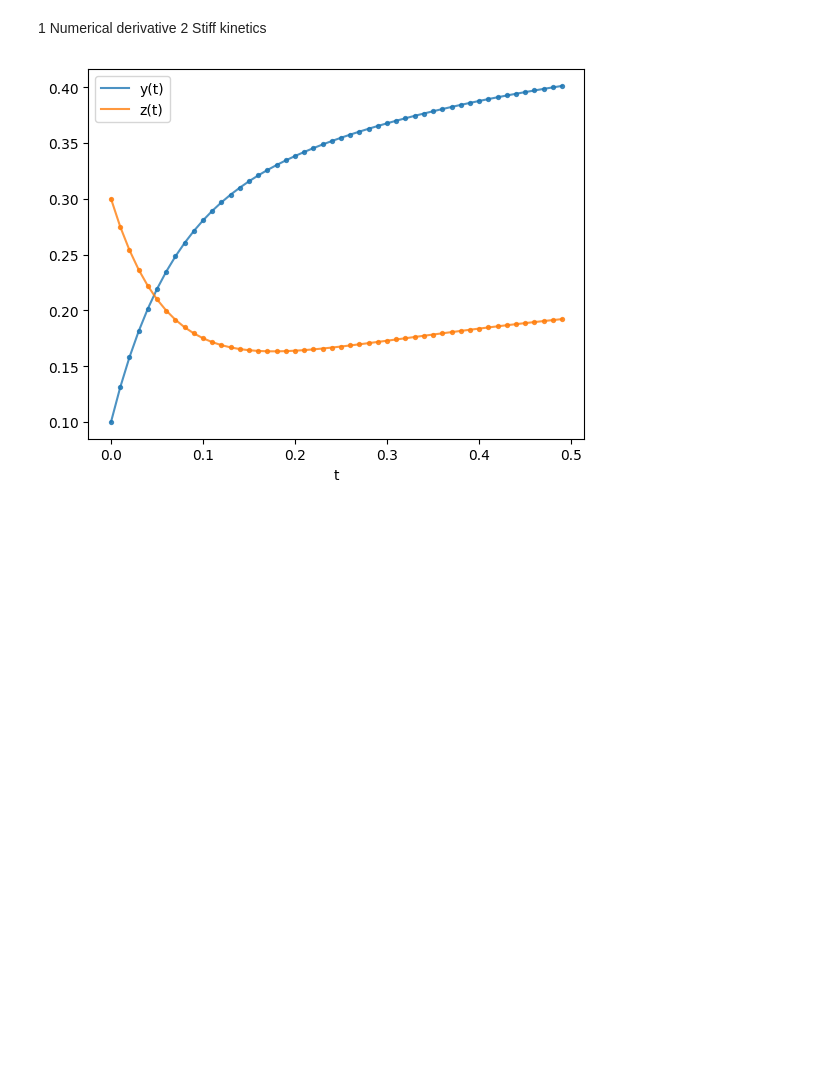
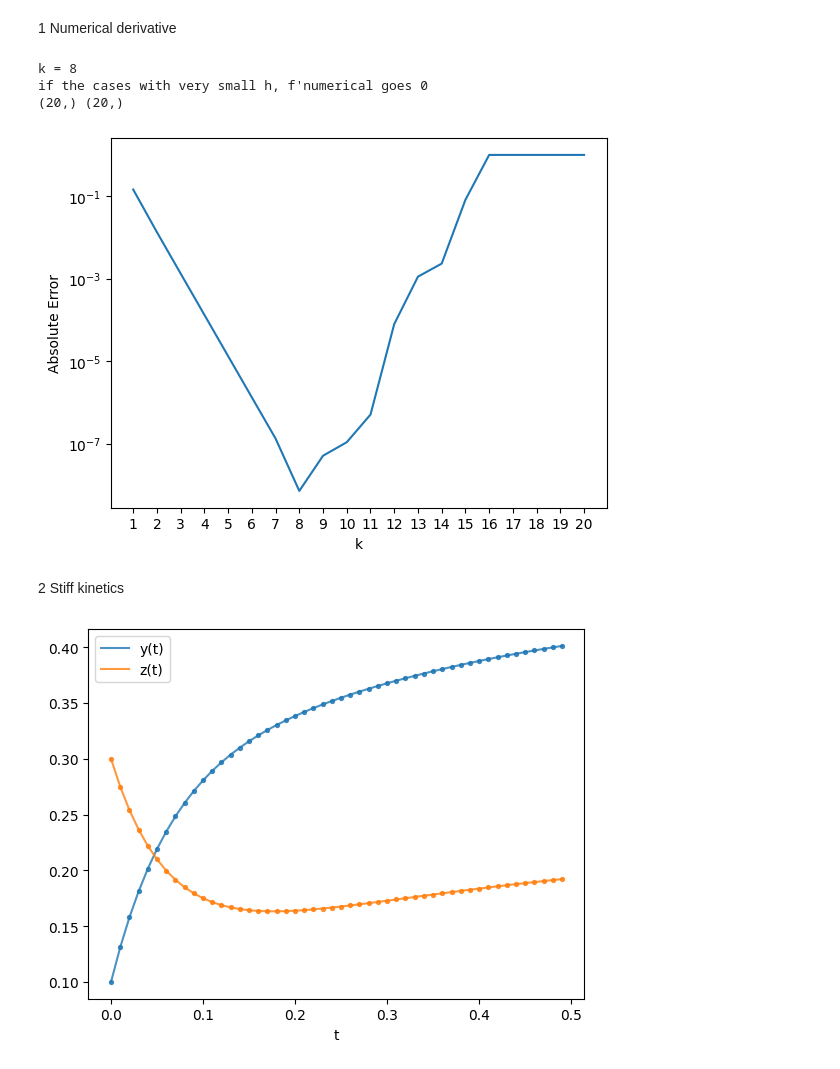
Before and after one commit to Yunseul-PnA/2025-gwnrre-winterschool, a Jupyter notebook: #Pro2.ipynb, the cells around one changed output. Drawn from its saved outputs; the diff is of its cells as text; code cells hidden in the pictures; blank space fills up the shorter version.

```diff
--- a/#Pro2.ipynb
+++ b/#Pro2.ipynb
@@ -3,7 +3,65 @@ import numpy as np
 import matplotlib.pyplot as plt
 # %% [markdown]
 1 Numerical derivative
-2 Stiff kinetics
+# %%
+import numpy as np
+import matplotlib.pyplot as plt
+
+def f(x):
+    return x*np.exp(2*x)
+
+def prime(x):
+    return (2*x+1)*(np.exp(2*x))
+
+def ff(h):
+    return (f(1+h)-f(1))/h
+
+yy=[]
+
+aproxx=100
+
+for i in range(1,21):
+    aprox=prime(1)-ff(10**(-i))
+
+    if aprox<0:
+        aprox=-aprox
+
+    yy.append(aprox/prime(1))
+
+    if aproxx>aprox:
+        aproxx=aprox
+        max=i
+
+print("k =",max) #1.(b)답 출력
+
+a=[]
+for i in range(1,21):
+    if ff(10**(-i))==0 :
+        a.append(i)
+        if len(a)==1:
+            print("if the cases with very small h, f'numerical goes 0") #1.(c)답 출력
+
+
+
+
+x=np.arange(1,21)
+y=np.array(yy)
+
+print(x.shape,y.shape)
+plt.xticks(np.arange(1,21,1))
+
+plt.yscale('log')
+plt.plot(x,y)
+plt.xlabel('k')
+plt.ylabel('Absolute Error')
+plt.show()
+# %% [output]
+k = 8
+if the cases with very small h, f'numerical goes 0
+(20,) (20,)
+[figure, added]
+# %% [markdown]
+2 Stiff kinetics
 # %%
 dt = 0.01
 
```
Also changed, not shown: parts of 1 cell of this notebook, 32 other files.
